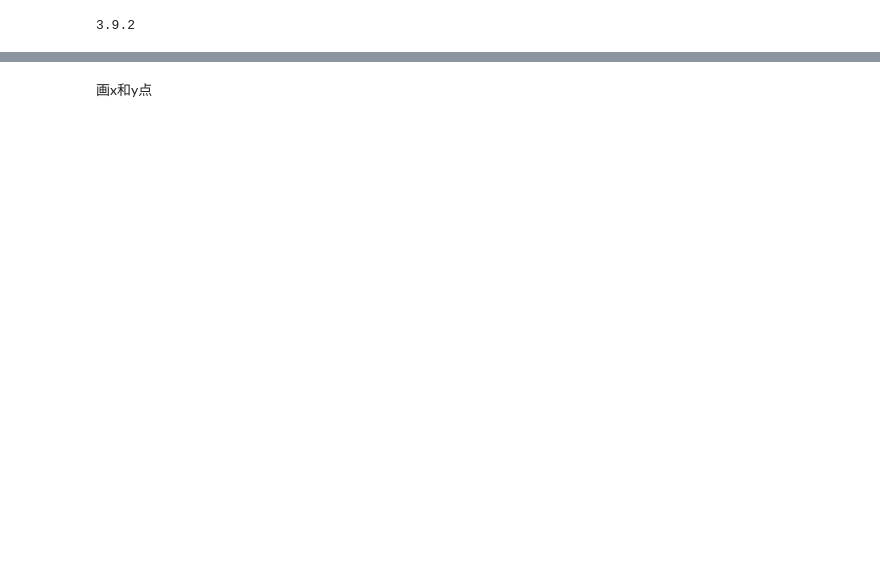
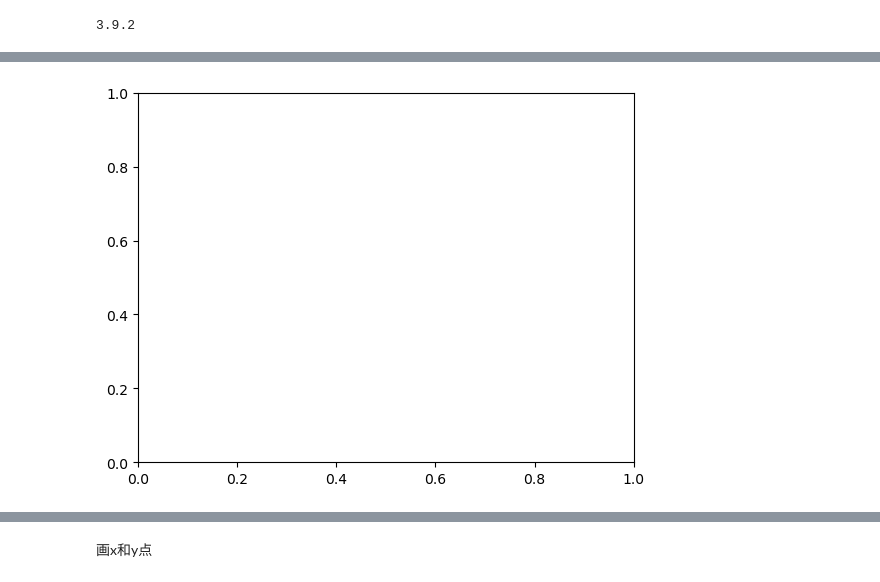
Before and after one commit to liangmeijia/python-learning, a Jupyter notebook: matplotlib/01.matplotlib入门.ipynb, the cells around one changed output, grey strips where cells are left out. Saved outputs shown, nothing was run; the diff lists cells and outputs as text; code cells hidden in the pictures; blank space fills up the shorter version.

```diff
--- a/matplotlib/01.matplotlib入门.ipynb
+++ b/matplotlib/01.matplotlib入门.ipynb
@@ -10,0 +28,5 @@ import numpy as np
+# %%
+#创建一个画板和画布
+fig,ax = plt.subplots()
+# %% [output]
+[figure, added]
```
Also changed, not shown: parts of 33 cells of this notebook.
